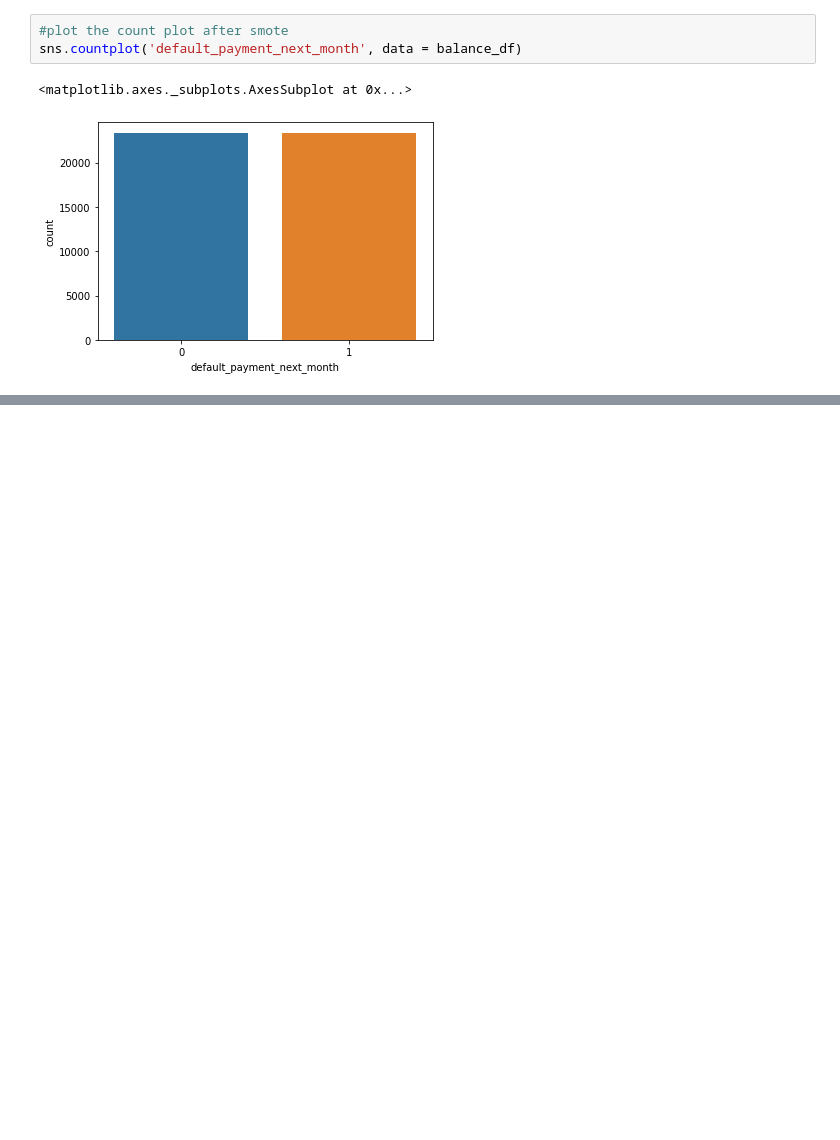
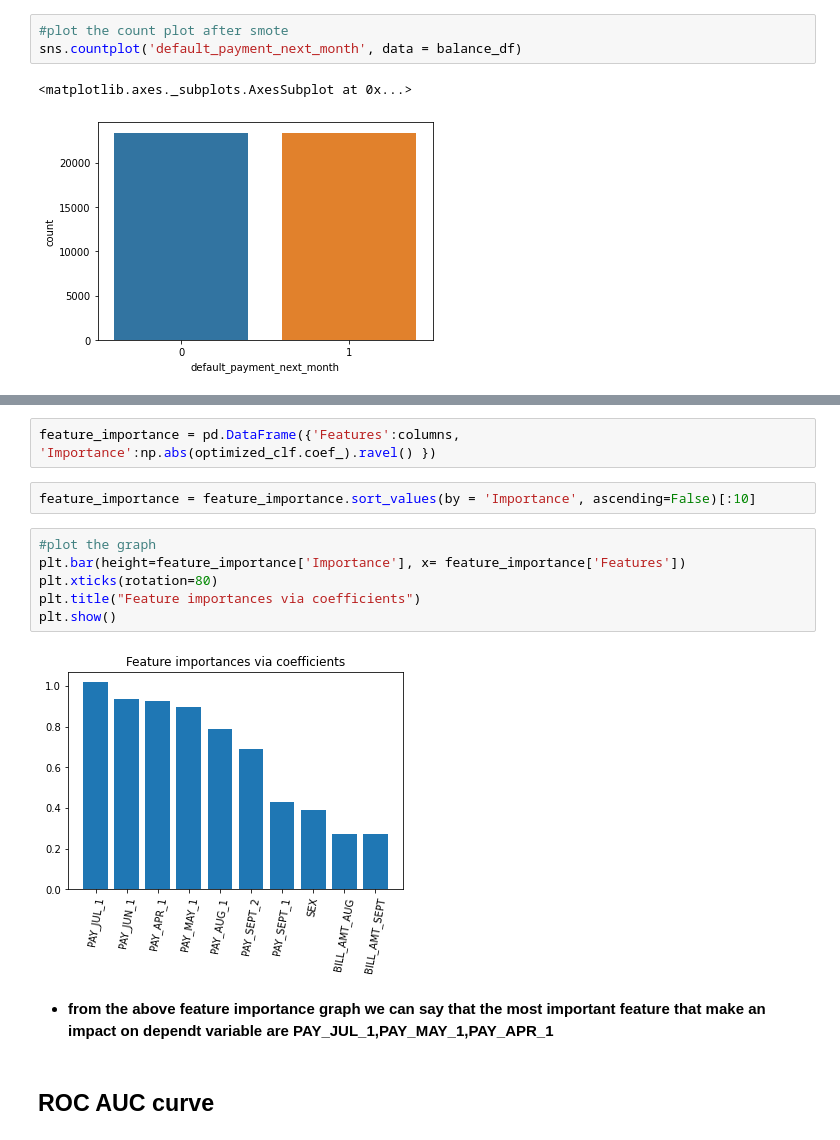
Before and after one commit to rushikeshjagatap85/Credit_Card_Default_Prediction_Capstone_Project, a Jupyter notebook: Credit_Card_Default_Prediction_Capstone_Project.ipynb, the cells around one changed output, grey strips where cells are left out. Saved outputs shown, nothing was run; the diff lists cells and outputs as text; blank space fills up the shorter version.

```diff
--- a/Credit_Card_Default_Prediction_Capstone_Project.ipynb
+++ b/Credit_Card_Default_Prediction_Capstone_Project.ipynb
@@ -834,0 +1120,16 @@ balance_df[balance_df['default_payment_next_month']==1]
+# %%
+feature_importance = pd.DataFrame({'Features':columns, 'Importance':np.abs(optimized_clf.coef_).ravel() })
+# %%
+feature_importance = feature_importance.sort_values(by = 'Importance', ascending=False)[:10]
+# %%
+#plot the graph
+plt.bar(height=feature_importance['Importance'], x= feature_importance['Features'])
+plt.xticks(rotation=80)
+plt.title("Feature importances via coefficients")
+plt.show()
+# %% [output]
+[figure, added]
+# %% [markdown]
+* **from the above feature importance graph we can say that the most important feature that make an impact on dependt variable are PAY_JUL_1,PAY_MAY_1,PAY_APR_1**
+# %% [markdown]
+## ROC AUC curve
```
Also changed, not shown: parts of 58 cells of this notebook.
